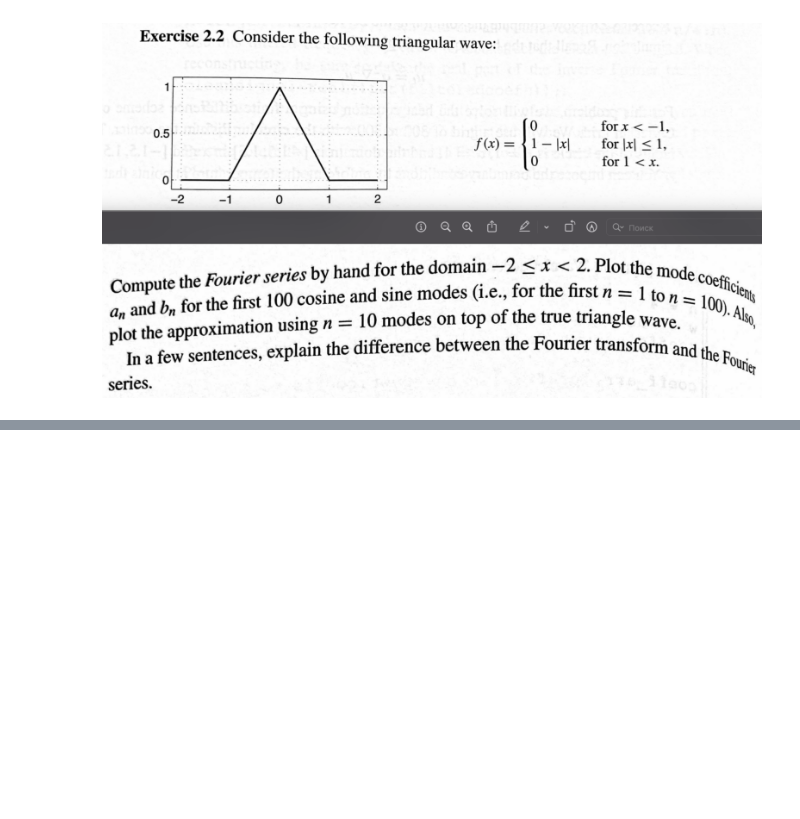
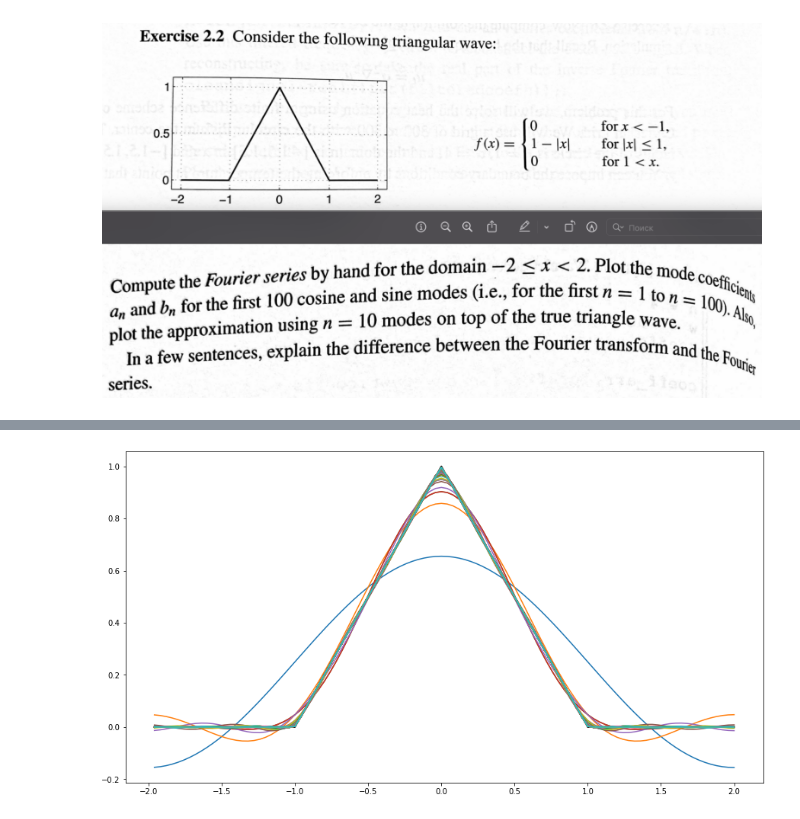
Before and after one commit to Saizt/UH-Pattern-Recognition, a Jupyter notebook: Ex 2.1-2.2/Ex 2.1-2.2.ipynb, the cells around one changed output, grey strips where cells are left out. Cells and saved outputs as stored; diff of their text form; code cells hidden in the pictures; blank space fills up the shorter version.

```diff
--- a/Ex 2.1-2.2/Ex 2.1-2.2.ipynb
+++ b/Ex 2.1-2.2/Ex 2.1-2.2.ipynb
@@ -48,0 +57,29 @@ plt.axis('off');
+# %%
+dx = 0.02
+L = 2
+x = L * np.arange(-1+dx,1+dx,dx)
+n = 100
+nquart = int(np.floor(n/4))
+
+f = np.zeros_like(x)
+for l in range(nquart,3*nquart - 1):
+    f[l] = 1-np.abs(x[l])
+
+A0 = 1/4
+An = np.zeros(n)
+Bn = 0
+fFS = A0
+
+fig, ax = plt.subplots(figsize=(15,8))
+ax.plot(x,f,'-',color='k',linewidth=2)
+name = "Accent"
+cmap = plt.get_cmap('tab10')
+colors = cmap.colors
+ax.set_prop_cycle(color=colors)
+
+for k in range(n):
+    An[k] = (4-4*np.cos((np.pi*(k+1))/2))/((np.pi**2)*((k+1)**2))
+    fFS = fFS + An[k]*np.cos(((k+1)*np.pi*x)/L) + Bn*np.sin(((k+1)*np.pi*x)/L)
+    ax.plot(x,fFS)
+# %% [output]
+[figure, added]
```
Also changed, not shown: parts of 5 cells of this notebook, 2 other files.
